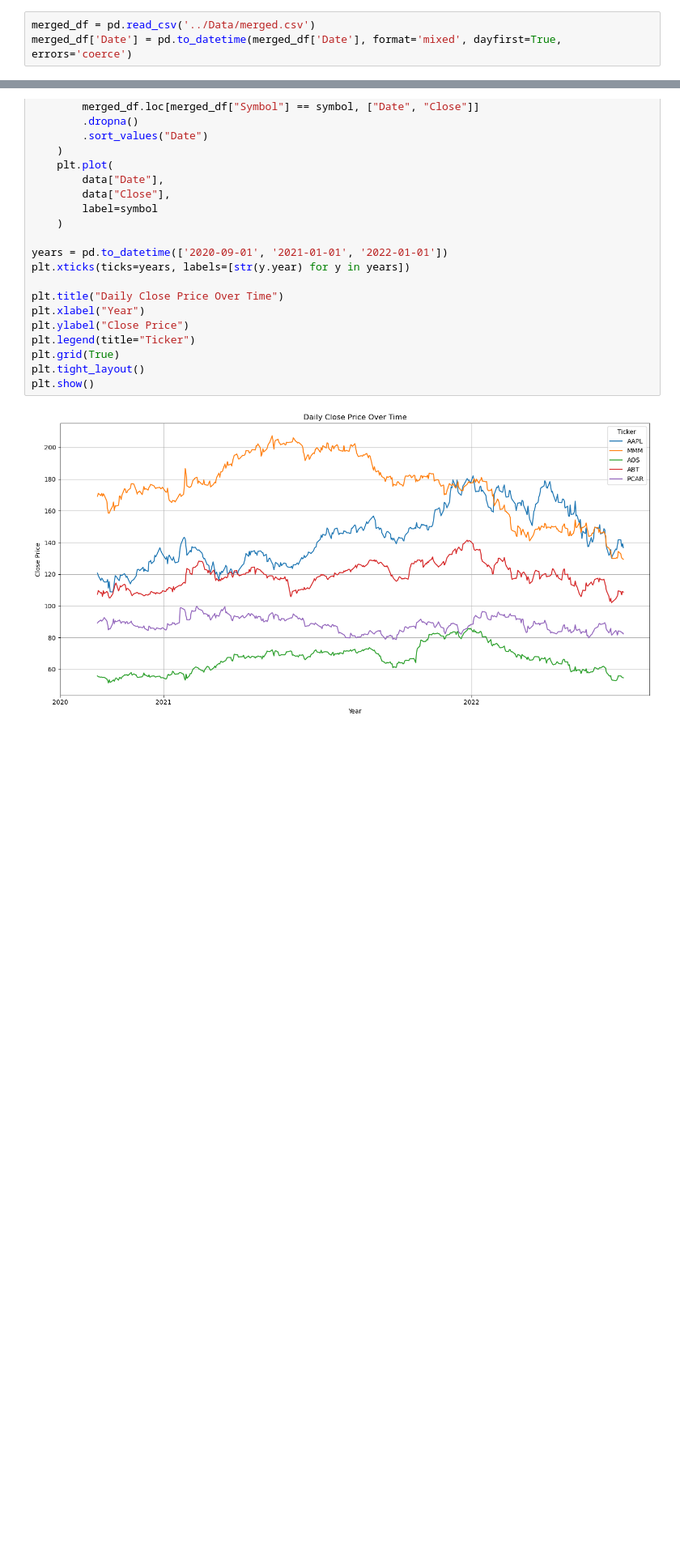
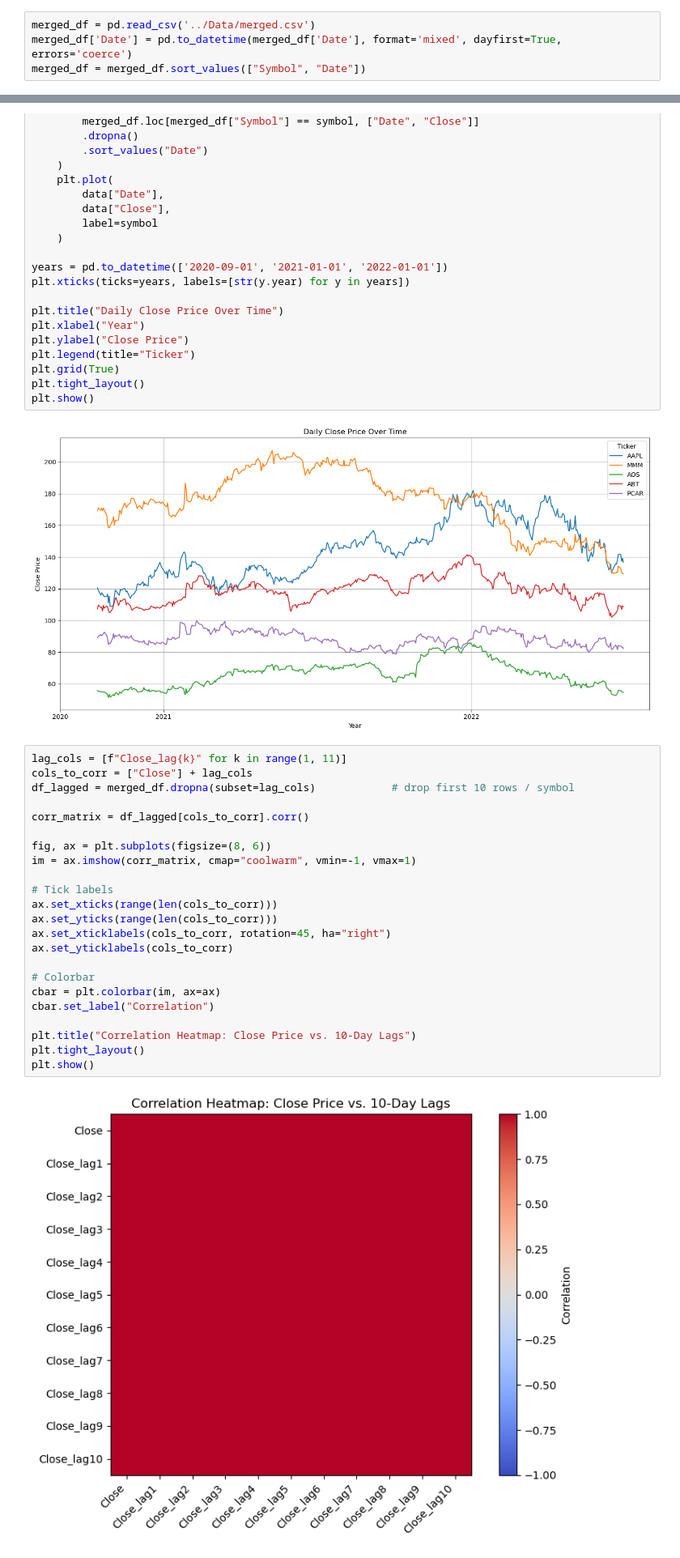
Before and after one commit to SalmanAlfarisi5/StockMarketPrediction, a Jupyter notebook: Code/EDA.ipynb, the cells around one changed output, grey strips where cells are left out. Shown: that part at 81% size. Cells and saved outputs as stored; diff of their text form; blank space fills up the shorter version.

```diff
--- a/Code/EDA.ipynb
+++ b/Code/EDA.ipynb
@@ -5,6 +8,7 @@ from datetime import datetime
 # %%
 merged_df = pd.read_csv('../Data/merged.csv')
 merged_df['Date'] = pd.to_datetime(merged_df['Date'], format='mixed', dayfirst=True, errors='coerce')
+merged_df = merged_df.sort_values(["Symbol", "Date"])
 # %%
 symbols = ['AAPL', 'MMM', 'AOS', 'ABT', 'PCAR']
 
@@ -34,3 +38,28 @@ plt.tight_layout()
 plt.show()
 # %% [output]
 [figure]
+# %%
+lag_cols = [f"Close_lag{k}" for k in range(1, 11)]
+cols_to_corr = ["Close"] + lag_cols
+df_lagged = merged_df.dropna(subset=lag_cols)            # drop first 10 rows / symbol
+
+corr_matrix = df_lagged[cols_to_corr].corr()
+
+fig, ax = plt.subplots(figsize=(8, 6))
+im = ax.imshow(corr_matrix, cmap="coolwarm", vmin=-1, vmax=1)
+
+# Tick labels
+ax.set_xticks(range(len(cols_to_corr)))
+ax.set_yticks(range(len(cols_to_corr)))
+ax.set_xticklabels(cols_to_corr, rotation=45, ha="right")
+ax.set_yticklabels(cols_to_corr)
+
+# Colorbar
+cbar = plt.colorbar(im, ax=ax)
+cbar.set_label("Correlation")
+
+plt.title("Correlation Heatmap: Close Price vs. 10-Day Lags")
+plt.tight_layout()
+plt.show()
+# %% [output]
+[figure, added]
```
Also changed, not shown: parts of 2 cells of this notebook, 2 other files.
